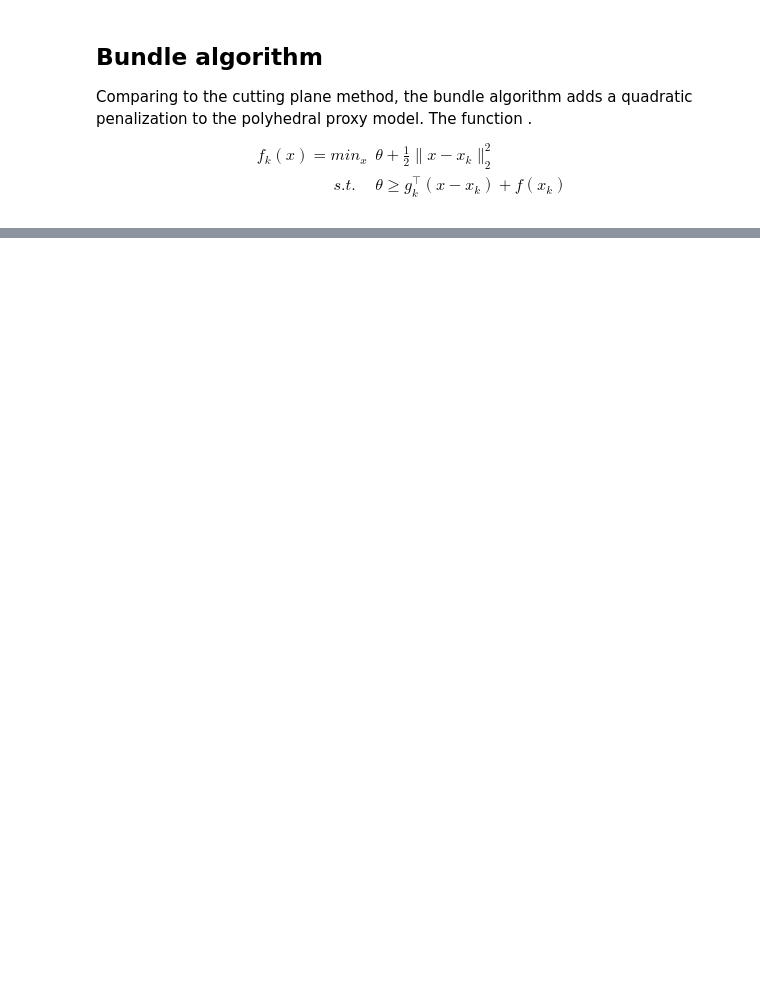
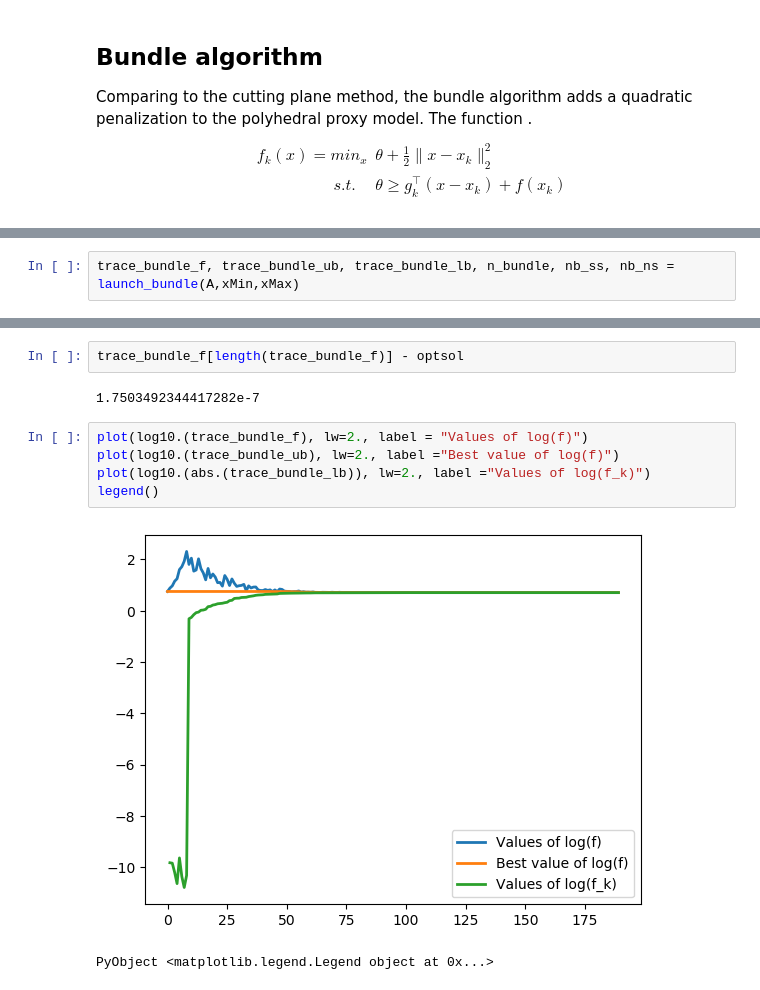
Before and after one commit to mzaffran/proximal_methods, a Jupyter notebook: cutting_plane_bundle_methods.ipynb, the cells around one changed output, grey strips where cells are left out. Saved outputs shown, nothing was run; the diff lists cells and outputs as text; blank space fills up the shorter version.

Commit message:
final implementation of bundle method

```diff
--- a/cutting_plane_bundle_methods.ipynb
+++ b/cutting_plane_bundle_methods.ipynb
@@ -305,0 +278,2 @@ end
+# %%
+trace_bundle_f, trace_bundle_ub, trace_bundle_lb, n_bundle, nb_ss, nb_ns = launch_bundle(A,xMin,xMax)
@@ -305,0 +299,12 @@ end
+# %%
+trace_bundle_f[length(trace_bundle_f)] - optsol
+# %% [output]
+1.7503492344417282e-7
+# %%
+plot(log10.(trace_bundle_f), lw=2., label = "Values of log(f)")
+plot(log10.(trace_bundle_ub), lw=2., label ="Best value of log(f)")
+plot(log10.(abs.(trace_bundle_lb)), lw=2., label ="Values of log(f_k)")
+legend()
+# %% [output]
+[figure, added]
+PyObject <matplotlib.legend.Legend object at 0x...>
```
Also changed, not shown: parts of 29 cells of this notebook, 1 other file.
